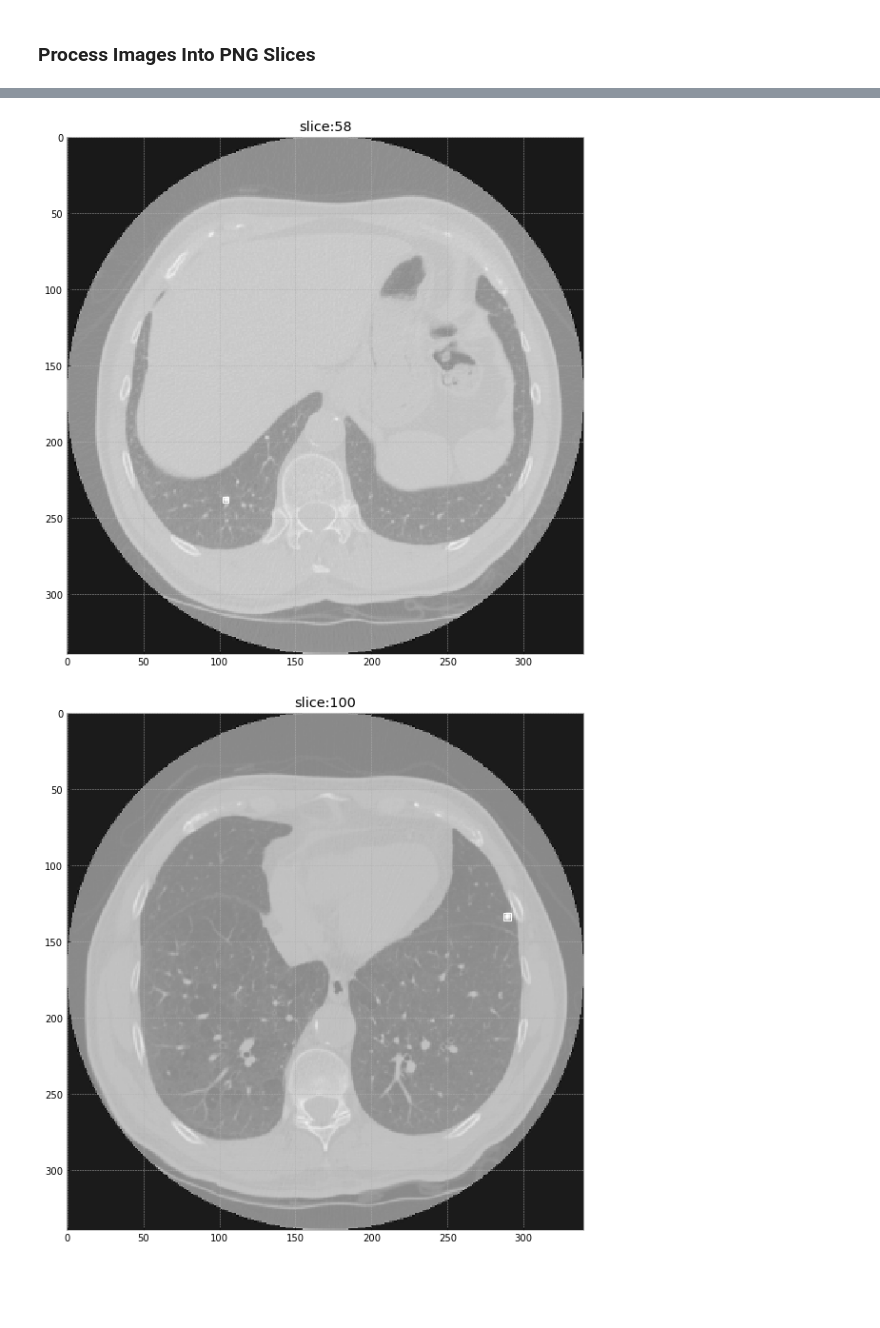
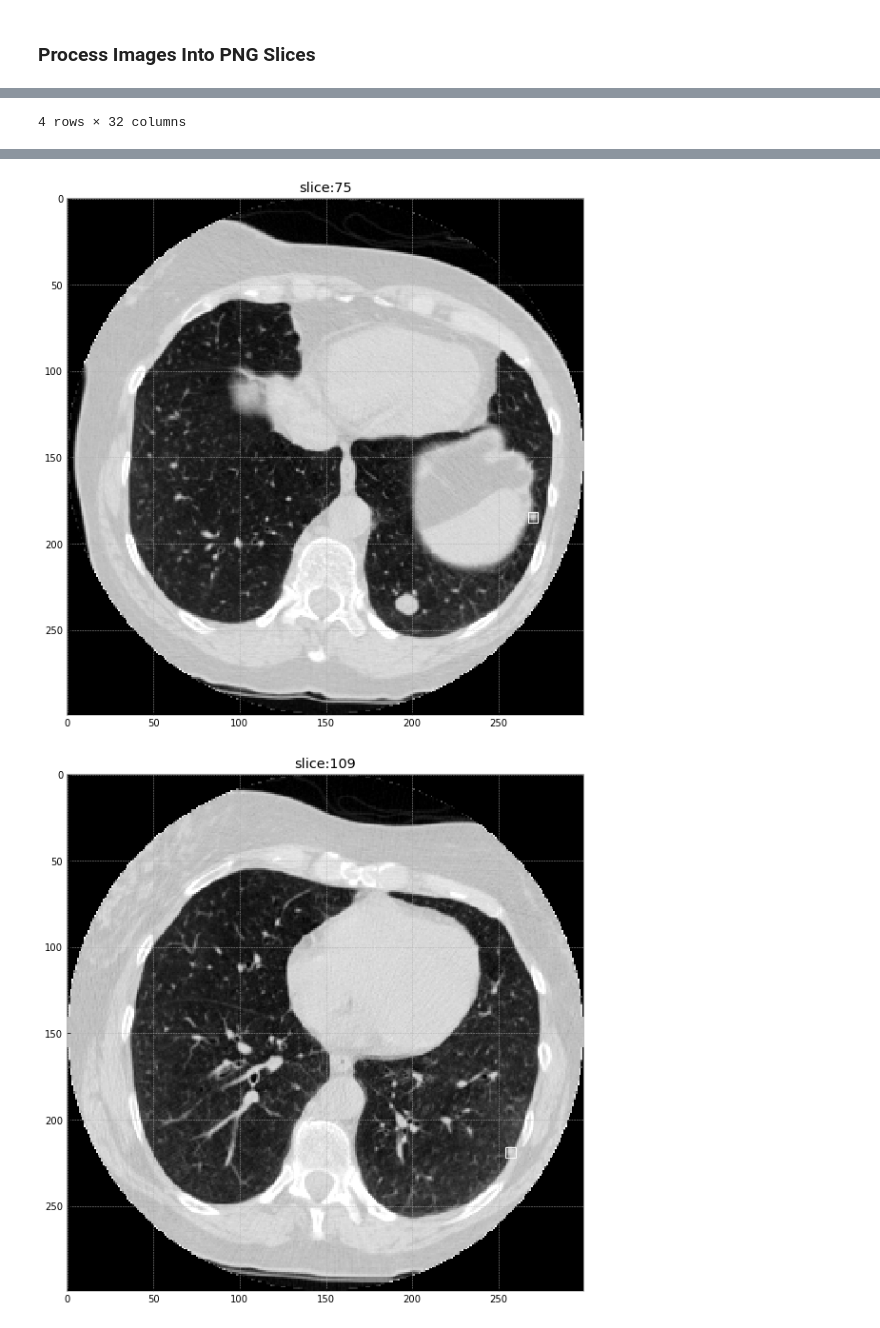
Before and after one commit to bfortuner/lungcancer, a Jupyter notebook: LIDC.ipynb, the cells around one changed output, grey strips where cells are left out. Drawn from its saved outputs; the diff is of its cells as text; code cells hidden in the pictures; blank space fills up the shorter version.

Commit message:
Updated annotations df to take percents, so we can scale

```diff
--- a/LIDC.ipynb
+++ b/LIDC.ipynb
@@ -744,12 +977,11 @@ def process_image(src_path):
     patient_id = ntpath.basename(src_path).replace(".mhd", "")
     print("Patient: ", patient_id)
 
-    dst_dir = LUNA_EXTRACTED_IMG_PATH + patient_id + "/"
+    dst_dir = os.path.join(LUNA_EXTRACTED_IMAGE_PATH, patient_id)
     if not os.path.exists(dst_dir):
         os.mkdir(dst_dir)
 
     img_arr, origin, spacing = load_scan_arr(patient_id)
-    rescale = spacing / TARGET_VOXEL_MM #1.0
     img_arr, spacing = resample(img_arr, spacing, TARGET_VOXEL_MM)
 
     for i in range(img_arr.shape[0]):
@@ -757,8 +989,10 @@ def process_image(src_path):
 #         seg_img, mask = helpers.get_segmented_lungs(img.copy())
 #         img_list.append(seg_img)
         img = normalize(img)
-        cv2.imwrite(dst_dir + "img_" + str(i).rjust(4, '0') + "_i.png", img * 255)
+        cv2.imwrite(dst_dir + "/img_" + str(i).rjust(4, '0') + "_i.png", img * 255)
 #         cv2.imwrite(dst_dir + "img_" + str(i).rjust(4, '0') + "_m.png", mask * 255)
+
+
 
 def process_images(delete_existing=False, only_process_patient=None):
     if delete_existing and os.path.exists(LUNA_EXTRACTED_IMAGE_PATH):
@@ -785,8 +1019,8 @@ def process_images(delete_existing=False, only_process_patient=None):
                 process_image(src_path)
 
 def load_patient_images(patient_id, base_dir=None, wildcard="*.*", exclude_wildcards=[]):
-    src_dir = base_dir + patient_id + "/"
-    src_img_paths = glob(src_dir + wildcard)
+    src_dir = os.path.join(base_dir, patient_id)
+    src_img_paths = glob(src_dir + '/' + wildcard)
     for exclude_wildcard in exclude_wildcards:
         exclude_img_paths = glob(src_dir + exclude_wildcard)
         src_img_paths = [im for im in src_img_paths if im not in exclude_img_paths]
@@ -803,23 +1034,32 @@ Patient:  1.3.6.1.4.1.14519.5.2.1.6279.6001.187966156856911682643615997798
 # %%
-def get_scan_bbs2(nodules):
+def get_scan_bbs2(img_arr, nodules):
     bbs = []
     for idx,nodule in nodules.iterrows():
-        bbs.append(make_bb_from_nodule(nodule, origin, spacing))
+        bbs.append(make_bb_from_nodule2(img_arr, nodule))
     return bbs
 
-def make_bb_from_nodule2(nodule):
-    return make_bb(
-        nodule['pixel_z'], nodule['pixel_y'],
-        nodule['pixel_x'], nodule['pixel_diameter'])
+def make_bb_from_nodule2(img_arr, nodule):
+    x,y,z,diameter = percent_to_pixels(
+        nodule['x_center_perc'], nodule['y_center_perc'],
+        nodule['z_center_perc'], nodule['diameter_perc'],
+        img_arr)
+    return make_bb(z, y, x, diameter)
 
-def plot_scan_w_nodules(image_arr, nodules):
+def plot_scan_w_nodules(img_arr, nodules):
     print("Patient: ", patient_id)
-    bbs = get_scan_bbs2(nodules)
+    bbs = get_scan_bbs2(img_arr, nodules)
     slice_idxs = get_slice_idx_to_bb_map(bbs)
     for idx in slice_idxs.keys():
         plot_slice_w_bbs(img_arr[idx], slice_idxs[idx], title="slice:"+str(idx))
 # %%
-pat_img_arr = load_patient_images(patient_id, LUNA_EXTRACTED_IMAGE_PATH, wildcard="*_i.png")
+anno_df = luna_lidc_pos_df
+patient_idx = random.randint(0,len(anno_df)-1)
+patient_id = anno_df.iloc[patient_idx].patient_id
+# img_arr, origin, spacing = load_scan_arr(patient_id)
+# img_arr, spacing = resample(img_arr, spacing)
+
+img_arr = load_patient_images(patient_id, LUNA_EXTRACTED_IMAGE_PATH, wildcard="*_i.png")
 nodules = get_nodules_by_patient_id(patient_id, luna_lidc_pos_df)
-plot_scan_w_nodules(pat_img_arr, nodules)
+plot_scan_w_nodules(img_arr, nodules)
+nodules
 # %% [output]
@@ -826,0 +1073 @@ Patient:  1.3.6.1.4.1.14519.5.2.1.6279.6001.187966156856911682643615997798
+4 rows × 32 columns
@@ -828,2 +1075,2 @@ Patient:  1.3.6.1.4.1.14519.5.2.1.6279.6001.187966156856911682643615997798
-[figure, old version]
+[figure, new version]
-[figure, old version]
+[figure, new version]
```
Also changed, not shown: parts of 25 cells of this notebook, 1 other file.
